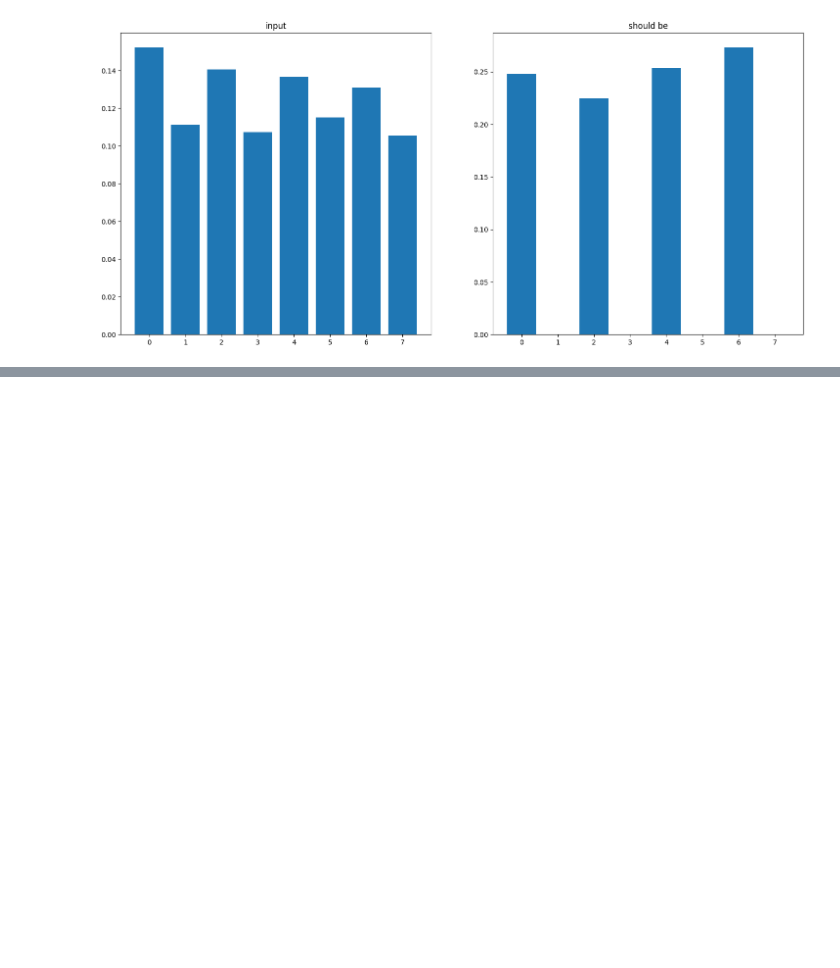
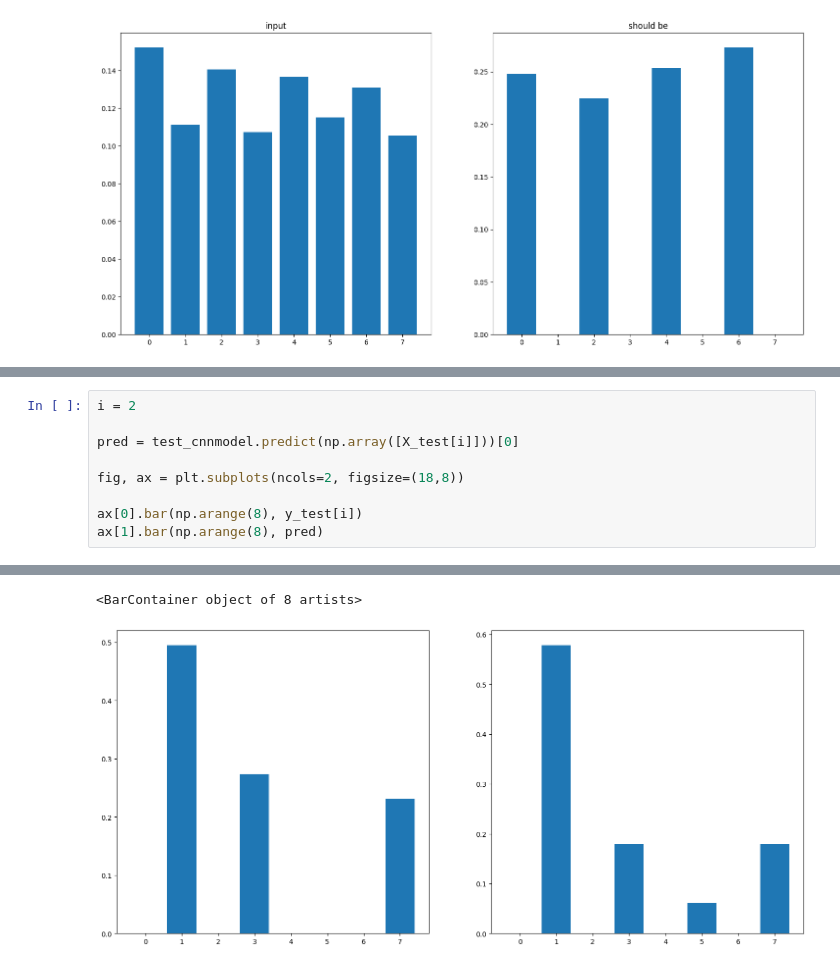
Before and after one commit to filipkojro/qw-defects, a Jupyter notebook: model_tests.ipynb, the cells around one changed output, grey strips where cells are left out. Cells and saved outputs as stored; diff of their text form; blank space fills up the shorter version.

```diff
--- a/model_tests.ipynb
+++ b/model_tests.ipynb
@@ -134,0 +218,10 @@ for i in range(12):
+# %%
+i = 2
+
+pred = test_cnnmodel.predict(np.array([X_test[i]]))[0]
+
+fig, ax = plt.subplots(ncols=2, figsize=(18,8))
+
+ax[0].bar(np.arange(8), y_test[i])
+ax[1].bar(np.arange(8), pred)
+# %% [output]
@@ -134,0 +229,2 @@ for i in range(12):
+<BarContainer object of 8 artists>
+[figure, added]
```
Also changed, not shown: parts of 8 cells of this notebook, 1 other file.
